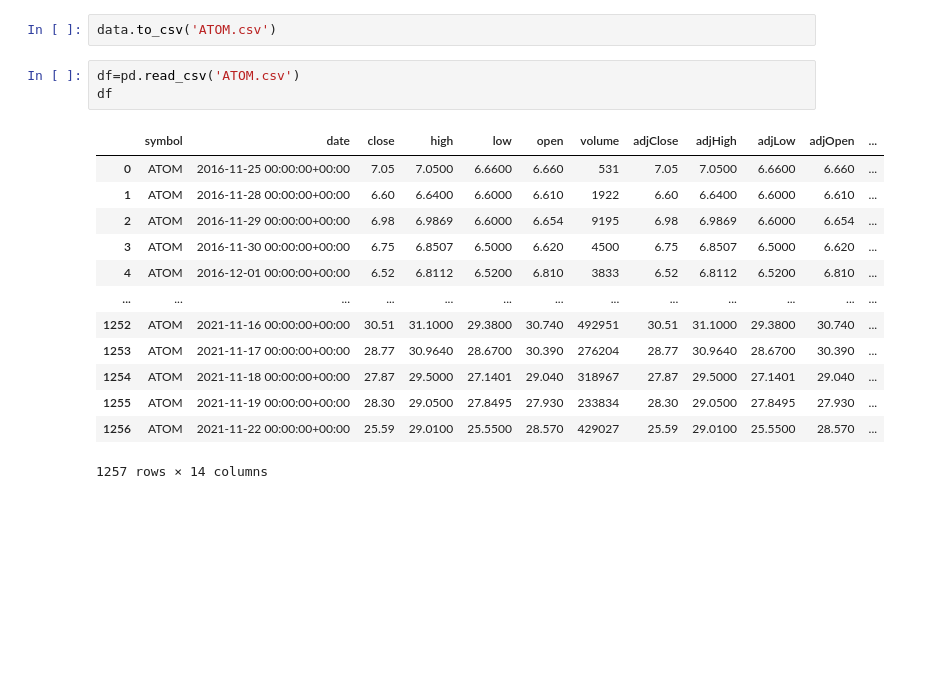
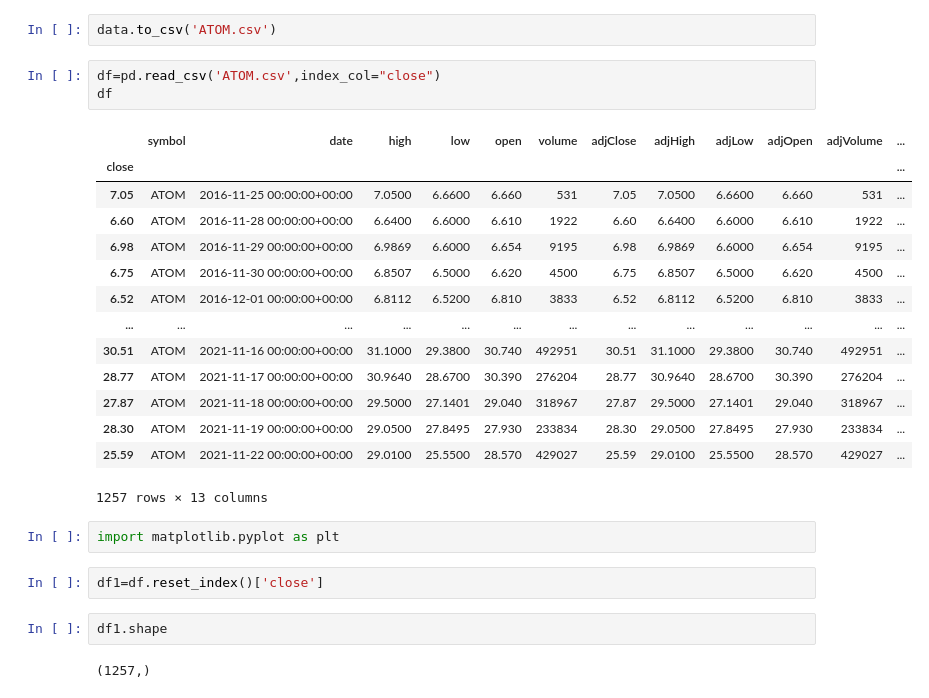
Before and after one commit to anshu109/crypto-price-prediction, a Jupyter notebook: Untitled.ipynb, the cells around one changed output. Saved outputs shown, nothing was run; the diff lists cells and outputs as text; blank space fills up the shorter version.

```diff
--- a/Untitled.ipynb
+++ b/Untitled.ipynb
@@ -42,19 +42,28 @@ data=pdr.get_data_tiingo('ATOM',api_key=key)
 # %%
 data.to_csv('ATOM.csv')
 # %%
-df=pd.read_csv('ATOM.csv')
+df=pd.read_csv('ATOM.csv',index_col="close")
 df
 # %% [output]
-|  | symbol | date | close | high | low | open | volume | adjClose | adjHigh | adjLow | adjOpen | ... |
-| 0 | ATOM | 2016-11-25 00:00:00+00:00 | 7.05 | 7.0500 | 6.6600 | 6.660 | 531 | 7.05 | 7.0500 | 6.6600 | 6.660 | ... |
-| 1 | ATOM | 2016-11-28 00:00:00+00:00 | 6.60 | 6.6400 | 6.6000 | 6.610 | 1922 | 6.60 | 6.6400 | 6.6000 | 6.610 | ... |
-| 2 | ATOM | 2016-11-29 00:00:00+00:00 | 6.98 | 6.9869 | 6.6000 | 6.654 | 9195 | 6.98 | 6.9869 | 6.6000 | 6.654 | ... |
-| 3 | ATOM | 2016-11-30 00:00:00+00:00 | 6.75 | 6.8507 | 6.5000 | 6.620 | 4500 | 6.75 | 6.8507 | 6.5000 | 6.620 | ... |
-| 4 | ATOM | 2016-12-01 00:00:00+00:00 | 6.52 | 6.8112 | 6.5200 | 6.810 | 3833 | 6.52 | 6.8112 | 6.5200 | 6.810 | ... |
+|  | symbol | date | high | low | open | volume | adjClose | adjHigh | adjLow | adjOpen | adjVolume | ... |
+| close |  |  |  |  |  |  |  |  |  |  |  | ... |
+| 7.05 | ATOM | 2016-11-25 00:00:00+00:00 | 7.0500 | 6.6600 | 6.660 | 531 | 7.05 | 7.0500 | 6.6600 | 6.660 | 531 | ... |
+| 6.60 | ATOM | 2016-11-28 00:00:00+00:00 | 6.6400 | 6.6000 | 6.610 | 1922 | 6.60 | 6.6400 | 6.6000 | 6.610 | 1922 | ... |
+| 6.98 | ATOM | 2016-11-29 00:00:00+00:00 | 6.9869 | 6.6000 | 6.654 | 9195 | 6.98 | 6.9869 | 6.6000 | 6.654 | 9195 | ... |
+| 6.75 | ATOM | 2016-11-30 00:00:00+00:00 | 6.8507 | 6.5000 | 6.620 | 4500 | 6.75 | 6.8507 | 6.5000 | 6.620 | 4500 | ... |
+| 6.52 | ATOM | 2016-12-01 00:00:00+00:00 | 6.8112 | 6.5200 | 6.810 | 3833 | 6.52 | 6.8112 | 6.5200 | 6.810 | 3833 | ... |
 | ... | ... | ... | ... | ... | ... | ... | ... | ... | ... | ... | ... | ... |
-| 1252 | ATOM | 2021-11-16 00:00:00+00:00 | 30.51 | 31.1000 | 29.3800 | 30.740 | 492951 | 30.51 | 31.1000 | 29.3800 | 30.740 | ... |
-| 1253 | ATOM | 2021-11-17 00:00:00+00:00 | 28.77 | 30.9640 | 28.6700 | 30.390 | 276204 | 28.77 | 30.9640 | 28.6700 | 30.390 | ... |
-| 1254 | ATOM | 2021-11-18 00:00:00+00:00 | 27.87 | 29.5000 | 27.1401 | 29.040 | 318967 | 27.87 | 29.5000 | 27.1401 | 29.040 | ... |
-| 1255 | ATOM | 2021-11-19 00:00:00+00:00 | 28.30 | 29.0500 | 27.8495 | 27.930 | 233834 | 28.30 | 29.0500 | 27.8495 | 27.930 | ... |
-| 1256 | ATOM | 2021-11-22 00:00:00+00:00 | 25.59 | 29.0100 | 25.5500 | 28.570 | 429027 | 25.59 | 29.0100 | 25.5500 | 28.570 | ... |
+| 30.51 | ATOM | 2021-11-16 00:00:00+00:00 | 31.1000 | 29.3800 | 30.740 | 492951 | 30.51 | 31.1000 | 29.3800 | 30.740 | 492951 | ... |
+| 28.77 | ATOM | 2021-11-17 00:00:00+00:00 | 30.9640 | 28.6700 | 30.390 | 276204 | 28.77 | 30.9640 | 28.6700 | 30.390 | 276204 | ... |
+| 27.87 | ATOM | 2021-11-18 00:00:00+00:00 | 29.5000 | 27.1401 | 29.040 | 318967 | 27.87 | 29.5000 | 27.1401 | 29.040 | 318967 | ... |
+| 28.30 | ATOM | 2021-11-19 00:00:00+00:00 | 29.0500 | 27.8495 | 27.930 | 233834 | 28.30 | 29.0500 | 27.8495 | 27.930 | 233834 | ... |
+| 25.59 | ATOM | 2021-11-22 00:00:00+00:00 | 29.0100 | 25.5500 | 28.570 | 429027 | 25.59 | 29.0100 | 25.5500 | 28.570 | 429027 | ... |
-1257 rows × 14 columns
+1257 rows × 13 columns
+# %%
+import matplotlib.pyplot as plt
+# %%
+df1=df.reset_index()['close']
+# %%
+df1.shape
+# %% [output]
+(1257,)
```
Also changed, not shown: parts of 7 cells of this notebook, 2 other files.
